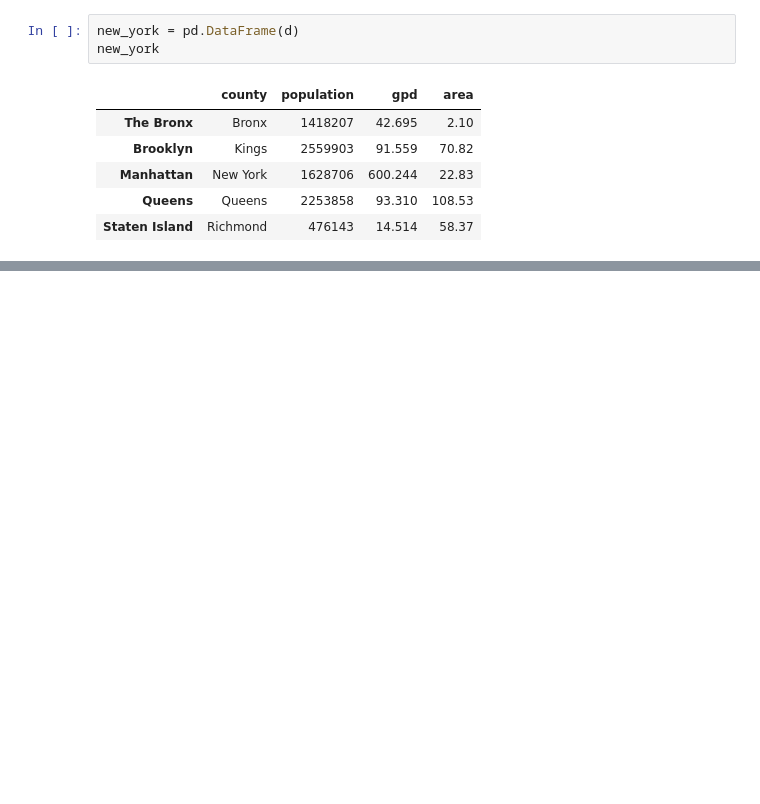
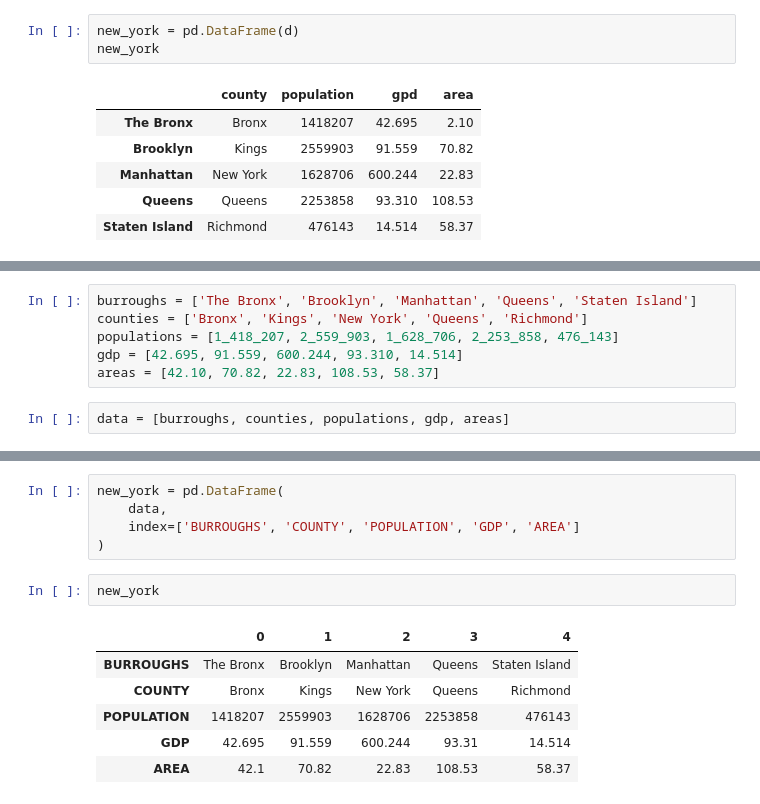
Before and after one commit to AndreasFeichtinger/Python-Jupyter-Notebooks, a Jupyter notebook: Pandas.ipynb, the cells around one changed output, grey strips where cells are left out. Cells and saved outputs as stored; diff of their text form; blank space fills up the shorter version.

```diff
--- a/Pandas.ipynb
+++ b/Pandas.ipynb
@@ -534,0 +592,8 @@ new_york
+# %%
+burroughs = ['The Bronx', 'Brooklyn', 'Manhattan', 'Queens', 'Staten Island']
+counties = ['Bronx', 'Kings', 'New York', 'Queens', 'Richmond']
+populations = [1_418_207, 2_559_903, 1_628_706, 2_253_858, 476_143]
+gdp = [42.695, 91.559, 600.244, 93.310, 14.514]
+areas = [42.10, 70.82, 22.83, 108.53, 58.37]
+# %%
+data = [burroughs, counties, populations, gdp, areas]
@@ -534,0 +608,14 @@ new_york
+# %%
+new_york = pd.DataFrame(
+    data,
+    index=['BURROUGHS', 'COUNTY', 'POPULATION', 'GDP', 'AREA']
+)
+# %%
+new_york
+# %% [output]
+|  | 0 | 1 | 2 | 3 | 4 |
+| BURROUGHS | The Bronx | Brooklyn | Manhattan | Queens | Staten Island |
+| COUNTY | Bronx | Kings | New York | Queens | Richmond |
+| POPULATION | 1418207 | 2559903 | 1628706 | 2253858 | 476143 |
+| GDP | 42.695 | 91.559 | 600.244 | 93.31 | 14.514 |
+| AREA | 42.1 | 70.82 | 22.83 | 108.53 | 58.37 |
```
Also changed, not shown: parts of 91 cells of this notebook.
